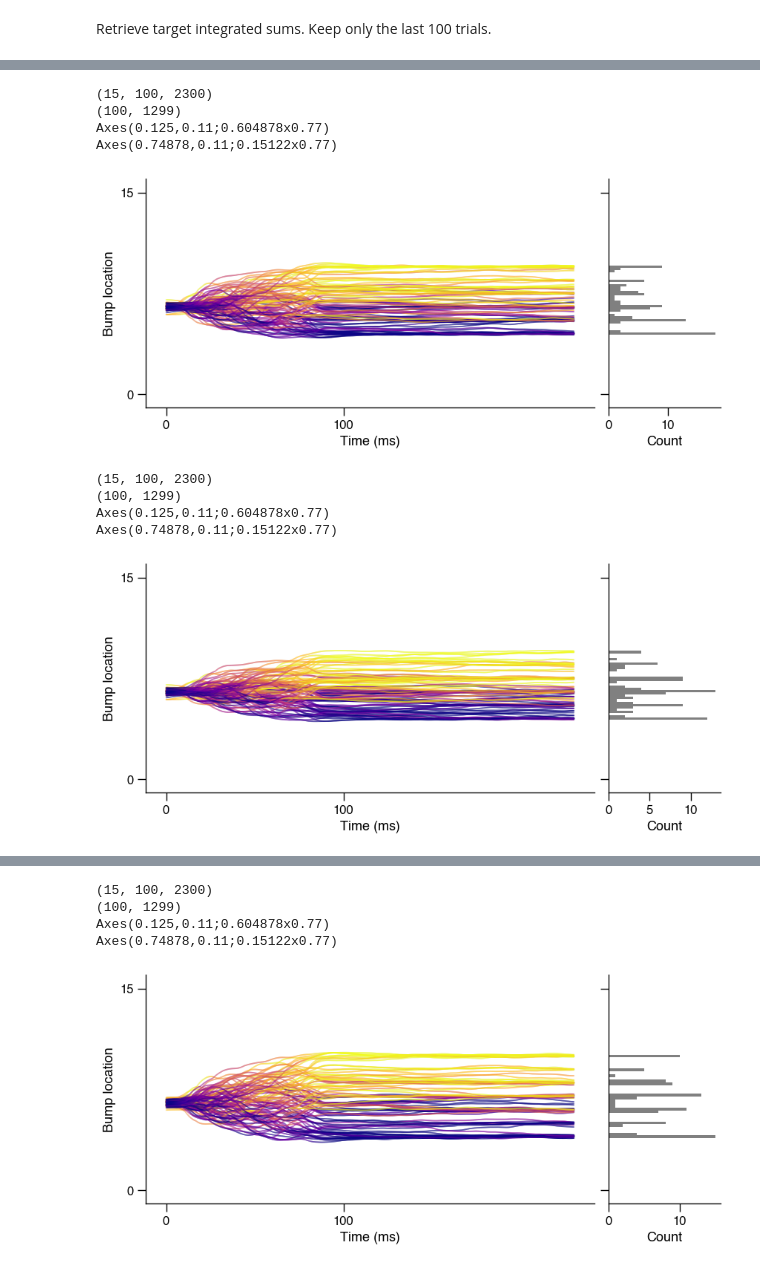
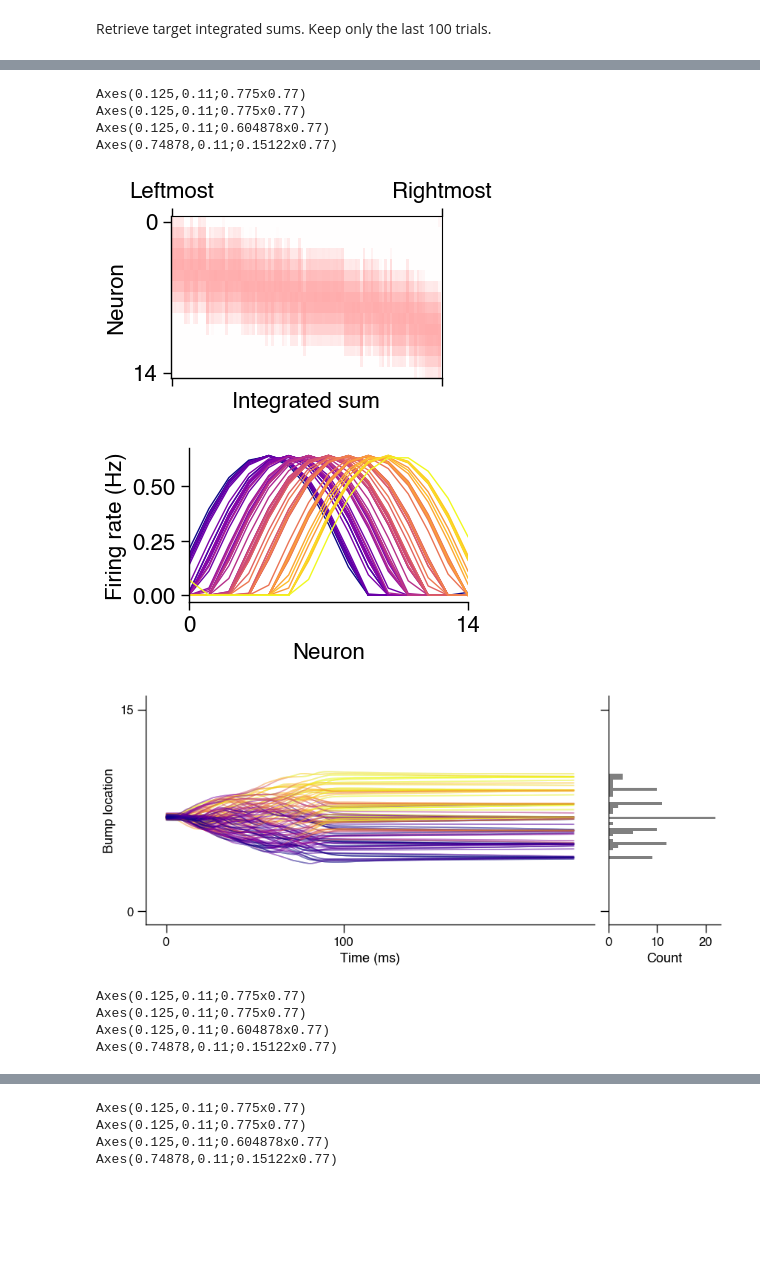
Before and after one commit to davidgbe/automated_plasticity_discovery, a Jupyter notebook: holding_period_analysis_hard_coded.ipynb, the cells around one changed output, grey strips where cells are left out. Cells and saved outputs as stored; diff of their text form; code cells hidden in the pictures; blank space fills up the shorter version.

```diff
--- a/holding_period_analysis_hard_coded.ipynb
+++ b/holding_period_analysis_hard_coded.ipynb
@@ -49,20 +69,19 @@ def make_path_if_not_exists(path_str):
 # %% [markdown]
 ### Analysis of neural activity
 # %%
-def load_r_and_int_values(rule_path, net_path):
-    all_r = load_numpy(os.path.join(rule_path, 'activities', net_path))
-    all_r = np.stack(all_r[-100:])
-    last_100_r = all_r[-100:, 200:, :15]
-    last_100_r = np.transpose(last_100_r, [2, 0, 1])
+def load_r_and_int_values(rule_path, net_path, last_n=100):
+    all_r = np.stack(load_numpy(os.path.join(rule_path, 'activities', net_path)))
+    all_int_values = np.stack(load_numpy(os.path.join(rule_path, 'integrated_values', net_path)))
 
-    all_int_values_raw = load_numpy(os.path.join(rule_path, 'integrated_values', net_path))
-    all_int_values = np.stack(all_int_values_raw[-100:])
+    if last_n is not None:
+        last_n_r = all_r[-last_n:, 200:, :15]
+        all_int_values = all_int_values[-last_n:, :]
+    else:
+        last_n_r = all_r[:, 200:, :15]
 
-    print(last_100_r.shape)
-    print(all_int_values.shape)
+    last_n_r = np.transpose(last_n_r, [2, 0, 1])
 
-
-    return last_100_r, all_int_values
+    return last_n_r, all_int_values
 # %% [markdown]
 Do PCA on last 50 trials, 15 units in ellipsoid body.
 # %%
@@ -88,6 +107,7 @@ format_plot(axs)
 # %% [markdown]
 Retrieve target integrated sums. Keep only the last 100 trials.
 # %%
+def make_tuning_curves(last_100_r, all_int_values):
 scale = 4
 
 inputs_raw = load_numpy(os.path.join(DATA_PATHS[0], 'inputs/net_001_*.npy'))
@@ -192,7 +249,15 @@ def make_stability_plot(last_100_r, all_int_values):
             where=total_activity != 0,
             out=np.zeros_like(raster)
         )
-        locs = np.dot(np.arange(raster_normed.shape[0]), raster_normed)
+        ordered_indices = np.argsort(raster, axis=0)
+        max_5_indices = ordered_indices[-13:, :]
+        x = np.arange(raster_normed.shape[0])
+        cols = np.arange(raster.shape[1])[None, :]
+        locs = np.einsum(
+            'ij,ij->j',
+            x[max_5_indices],
+            raster_normed[max_5_indices, cols],
+        )
         return locs
 
     all_final_traj = []
@@ -211,7 +276,7 @@ def make_stability_plot(last_100_r, all_int_values):
             traj,
             alpha=0.2,
             c=all_int_values[j, :],
-            s=0.1,
+            s=0.05,
             cmap='plasma'
         )
 
@@ -234,18 +299,20 @@ def make_stability_plot(last_100_r, all_int_values):
 
     plt.show()
 # %%
-for dp in DATA_PATHS:
+for dp in DATA_PATHS[:3]:
     for i in range(1):
         last_100_r, all_int_values = load_r_and_int_values(dp, f'net_00{i}_*.npy')
+        make_tuning_curves(last_100_r, all_int_values)
         make_stability_plot(last_100_r, all_int_values)
 # %% [output]
-(15, 100, 2300)
-(100, 1299)
+Axes(0.125,0.11;0.775x0.77)
+Axes(0.125,0.11;0.775x0.77)
 Axes(0.125,0.11;0.604878x0.77)
 Axes(0.74878,0.11;0.15122x0.77)
-[figure, old version]
+[figure, new version]
+[figure, new version]
+[figure, new version]
-(15, 100, 2300)
-(100, 1299)
+Axes(0.125,0.11;0.775x0.77)
+Axes(0.125,0.11;0.775x0.77)
 Axes(0.125,0.11;0.604878x0.77)
 Axes(0.74878,0.11;0.15122x0.77)
-[figure, old version]
@@ -252,5 +322,4 @@ Axes(0.74878,0.11;0.15122x0.77)
-(15, 100, 2300)
-(100, 1299)
+Axes(0.125,0.11;0.775x0.77)
+Axes(0.125,0.11;0.775x0.77)
 Axes(0.125,0.11;0.604878x0.77)
 Axes(0.74878,0.11;0.15122x0.77)
-[figure, old version]
```
Also changed, not shown: parts of 6 cells of this notebook, 2 other files.
